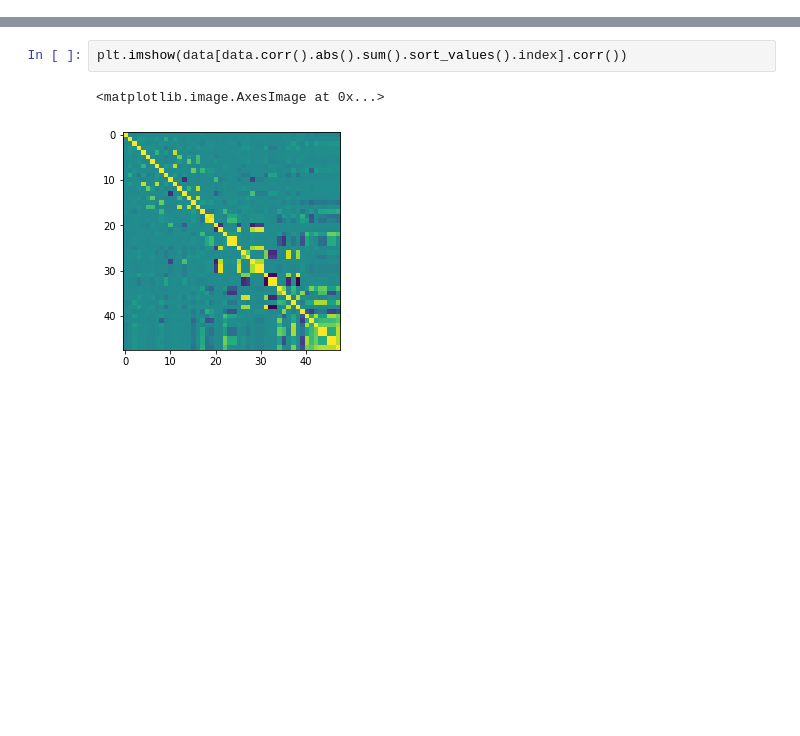
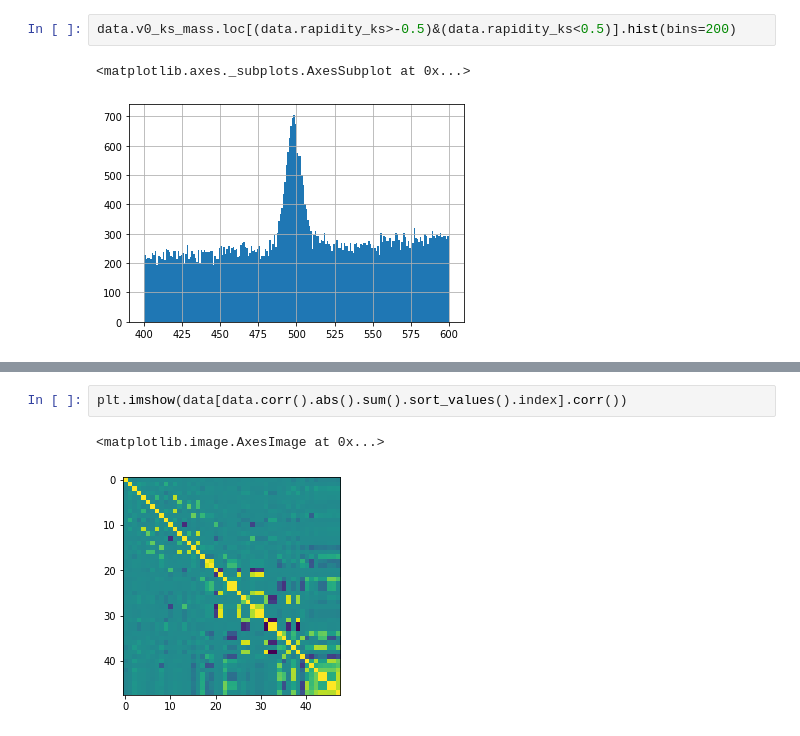
Before and after one commit to Vinther901/PUK, a Jupyter notebook: InvestigativeNotebook.ipynb, the cells around one changed output, grey strips where cells are left out. Cells and saved outputs as stored; diff of their text form; blank space fills up the shorter version.

```diff
--- a/InvestigativeNotebook.ipynb
+++ b/InvestigativeNotebook.ipynb
@@ -36,0 +38,5 @@ plt.imshow(data.corr())
+# %%
+data.v0_ks_mass.loc[(data.rapidity_ks>-0.5)&(data.rapidity_ks<0.5)].hist(bins=200)
+# %% [output]
+<matplotlib.axes._subplots.AxesSubplot at 0x...>
+[figure, added]
```
Also changed, not shown: parts of 11 cells of this notebook, 5 other files.
